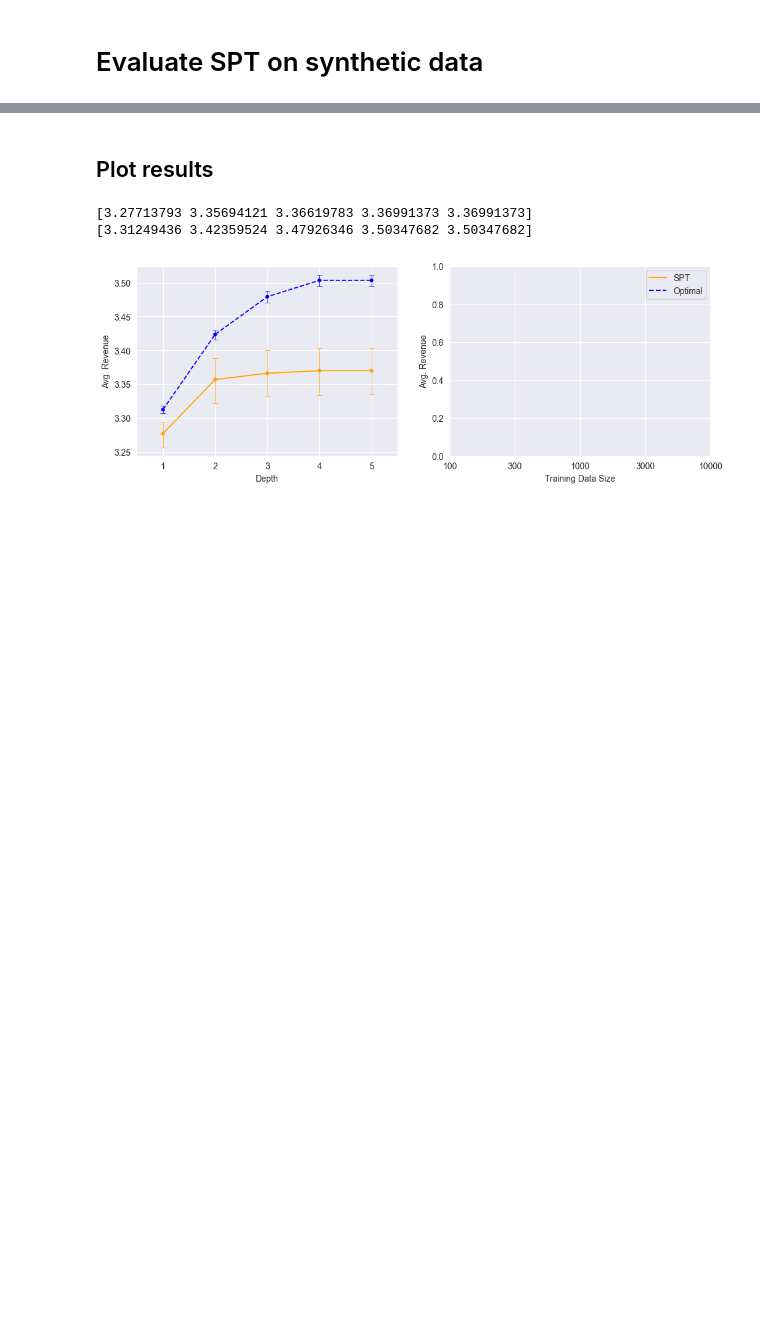
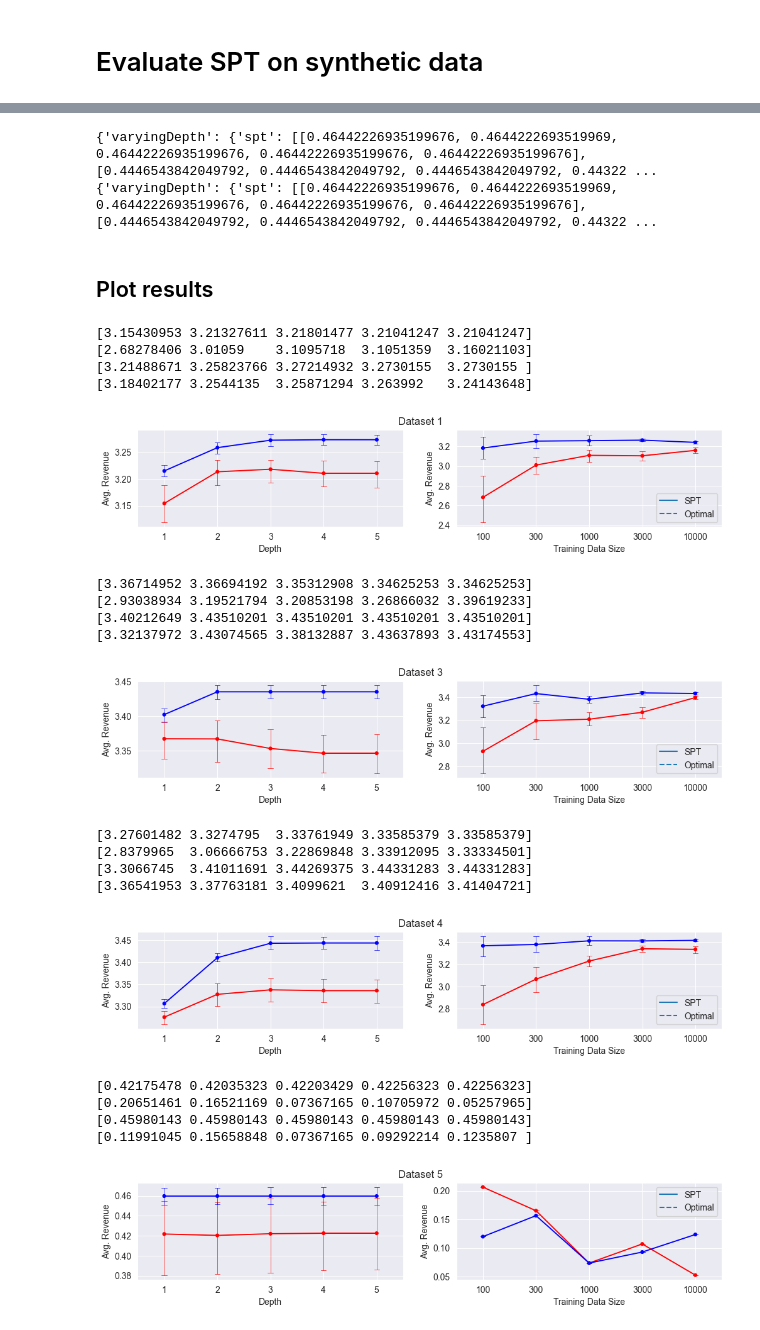
Before and after one commit to lentin26/risk-averse-trees, a Jupyter notebook: experiment.ipynb, the cells around one changed output, grey strips where cells are left out. Saved outputs shown, nothing was run; the diff lists cells and outputs as text; code cells hidden in the pictures; blank space fills up the shorter version.

```diff
--- a/experiment.ipynb
+++ b/experiment.ipynb
@@ -113,0 +219,12 @@ with open('results/spt_experiments.json', 'w') as f:
+# %%
+# varying depth experiment
+print("Running varying depth experiment . . .")
+experiment.run(
+    experiment="varyingDepth",
+    path="results/spt_experiments.json",
+    model_ids=[6],
+    n_samples=5000,
+    n_iter=10,
+    depths=[1, 2, 3, 4, 5],
+    overwrite=True
+)
@@ -113,0 +233,24 @@ with open('results/spt_experiments.json', 'w') as f:
+# %%
+with open('results/TEST_TRIAL.json', 'r') as f:
+    data = json.load(f)
+
+
+fig, ax = plt.subplots()
+
+colors = ['red', 'blue']
+for i, x in enumerate(['spt', 'opt']):
+# for j, exper in enumerate(['varyingDepth', 'varyingSize']):
+    x = np.array(experiment.results[6]['varyingDepth'][x])
+    sns.pointplot(
+        data=x,
+        errorbar=('ci', 90),
+        color=colors[i],
+        linestyles='-',
+        capsize=.1,
+        scale=0.5,
+        errwidth=0.5,
+        ax=ax,
+    )
+        # print(x.mean(axis=0))
+
+#plt.ylim(x.min(), x.max())
@@ -114,3 +288,9 @@ with open('results/spt_experiments.json', 'w') as f:
+# %%
+# write results into json log
+experiment.update_results_log()
+# %% [output]
+{'varyingDepth': {'spt': [[0.46442226935199676, 0.4644222693519969, 0.46442226935199676, 0.46442226935199676, 0.46442226935199676], [0.4446543842049792, 0.4446543842049792, 0.4446543842049792, 0.44322 ...
+{'varyingDepth': {'spt': [[0.46442226935199676, 0.4644222693519969, 0.46442226935199676, 0.46442226935199676, 0.46442226935199676], [0.4446543842049792, 0.4446543842049792, 0.4446543842049792, 0.44322 ...
 # %% [markdown]
 ## Plot results
 # %%
@@ -186,14 +336,30 @@ def plot_results(model_id, ax):
 
     plt.show()
 # %%
-fig, ax = plt.subplots(1, 2, figsize=(12, 4))
-
 with open('results/spt_experiments.json', 'r') as f:
-    results = json.load(f)
+    data = json.load(f)
 
 model_id = str(4)
-plot_results(model_id, ax)
+for model_id in [str(i) for i in [1, 3, 4, 5]]:
+    plot_results(data, model_id)
 # %% [output]
-[3.27713793 3.35694121 3.36619783 3.36991373 3.36991373]
-[3.31249436 3.42359524 3.47926346 3.50347682 3.50347682]
+[3.15430953 3.21327611 3.21801477 3.21041247 3.21041247]
+[2.68278406 3.01059    3.1095718  3.1051359  3.16021103]
+[3.21488671 3.25823766 3.27214932 3.2730155  3.2730155 ]
+[3.18402177 3.2544135  3.25871294 3.263992   3.24143648]
-[figure, old version]
+[figure, new version]
+[3.36714952 3.36694192 3.35312908 3.34625253 3.34625253]
+[2.93038934 3.19521794 3.20853198 3.26866032 3.39619233]
+[3.40212649 3.43510201 3.43510201 3.43510201 3.43510201]
+[3.32137972 3.43074565 3.38132887 3.43637893 3.43174553]
+[figure, added]
+[3.27601482 3.3274795  3.33761949 3.33585379 3.33585379]
+[2.8379965  3.06666753 3.22869848 3.33912095 3.33334501]
+[3.3066745  3.41011691 3.44269375 3.44331283 3.44331283]
+[3.36541953 3.37763181 3.4099621  3.40912416 3.41404721]
+[figure, added]
+[0.42175478 0.42035323 0.42203429 0.42256323 0.42256323]
+[0.20651461 0.16521169 0.07367165 0.10705972 0.05257965]
+[0.45980143 0.45980143 0.45980143 0.45980143 0.45980143]
+[0.11991045 0.15658848 0.07367165 0.09292214 0.1235807 ]
+[figure, added]
```
Also changed, not shown: parts of 39 cells of this notebook, 2 other files.
